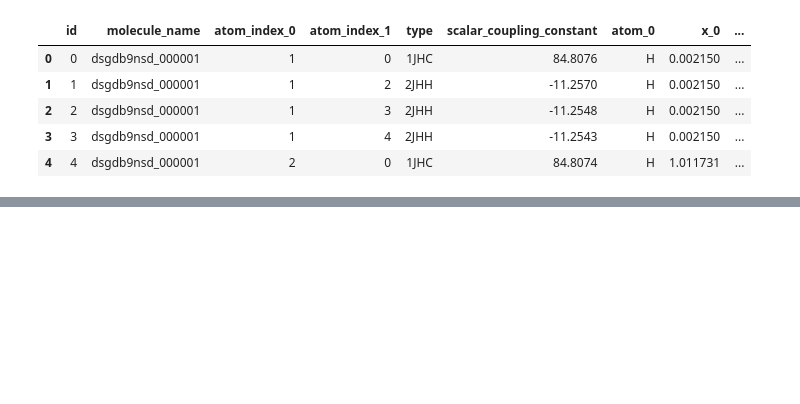
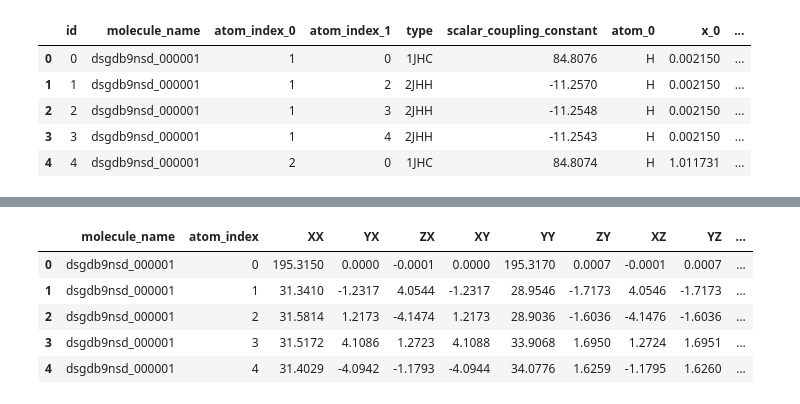
Before and after one commit to jrnhofman/Kaggle, a Jupyter notebook: predicting_molecular_properties/lightgbm_cleaned_cv.ipynb, the cells around one changed output, grey strips where cells are left out. Drawn from its saved outputs; the diff is of its cells as text; code cells hidden in the pictures; blank space fills up the shorter version.

```diff
--- a/predicting_molecular_properties/lightgbm_cleaned_cv.ipynb
+++ b/predicting_molecular_properties/lightgbm_cleaned_cv.ipynb
@@ -115,9 +115,21 @@ def do_cross_validation(
 # %%
-train_df = pd.read_csv('../champs-scalar-coupling/train.csv')
-test_df = pd.read_csv('../champs-scalar-coupling/test.csv')
-structures_df = pd.read_csv('../champs-scalar-coupling/structures.csv')
+train_df = pd.read_csv('champs-scalar-coupling/train.csv')
+test_df = pd.read_csv('champs-scalar-coupling/test.csv')
+structures_df = pd.read_csv('champs-scalar-coupling/structures.csv')
 
-print("Shape of training sample: ",train_df.shape)
-print("Shape of testing sample: ",test_df.shape)
-print("Shape of structures sample: ",structures_df.shape)
+dipole_moments = pd.read_csv('champs-scalar-coupling/dipole_moments.csv')
+magnetic_shielding_tensors = pd.read_csv('champs-scalar-coupling/magnetic_shielding_tensors.csv')
+mulliken_charges = pd.read_csv('champs-scalar-coupling/mulliken_charges.csv')
+potential_energy = pd.read_csv('champs-scalar-coupling/potential_energy.csv')
+#scalar_coupling_contributions = pd.read_csv('champs-scalar-coupling/scalar_coupling_contributions.csv')
+
+print("Shape of training df: ",train_df.shape)
+print("Shape of testing df: ",test_df.shape)
+print("Shape of structures df: ",structures_df.shape)
+
+print("Shape of dipole moments: ",dipole_moments.shape)
+print("Shape of magnetic shielding tensors: ",magnetic_shielding_tensors.shape)
+print("Shape of mulliken charges: ",mulliken_charges.shape)
+print("Shape of potential energy: ",potential_energy.shape)
+#print("Shape of scalar coupling contributions: ",scalar_coupling_contributions.shape)
 # %% [output]
@@ -166,0 +206,9 @@ del structures_df
+# %%
+magnetic_shielding_tensors.head()
+# %% [output]
+|  | molecule_name | atom_index | XX | YX | ZX | XY | YY | ZY | XZ | YZ | ... |
+| 0 | dsgdb9nsd_000001 | 0 | 195.3150 | 0.0000 | -0.0001 | 0.0000 | 195.3170 | 0.0007 | -0.0001 | 0.0007 | ... |
+| 1 | dsgdb9nsd_000001 | 1 | 31.3410 | -1.2317 | 4.0544 | -1.2317 | 28.9546 | -1.7173 | 4.0546 | -1.7173 | ... |
+| 2 | dsgdb9nsd_000001 | 2 | 31.5814 | 1.2173 | -4.1474 | 1.2173 | 28.9036 | -1.6036 | -4.1476 | -1.6036 | ... |
+| 3 | dsgdb9nsd_000001 | 3 | 31.5172 | 4.1086 | 1.2723 | 4.1088 | 33.9068 | 1.6950 | 1.2724 | 1.6951 | ... |
+| 4 | dsgdb9nsd_000001 | 4 | 31.4029 | -4.0942 | -1.1793 | -4.0944 | 34.0776 | 1.6259 | -1.1795 | 1.6260 | ... |
```
Also changed, not shown: parts of 30 cells of this notebook.
